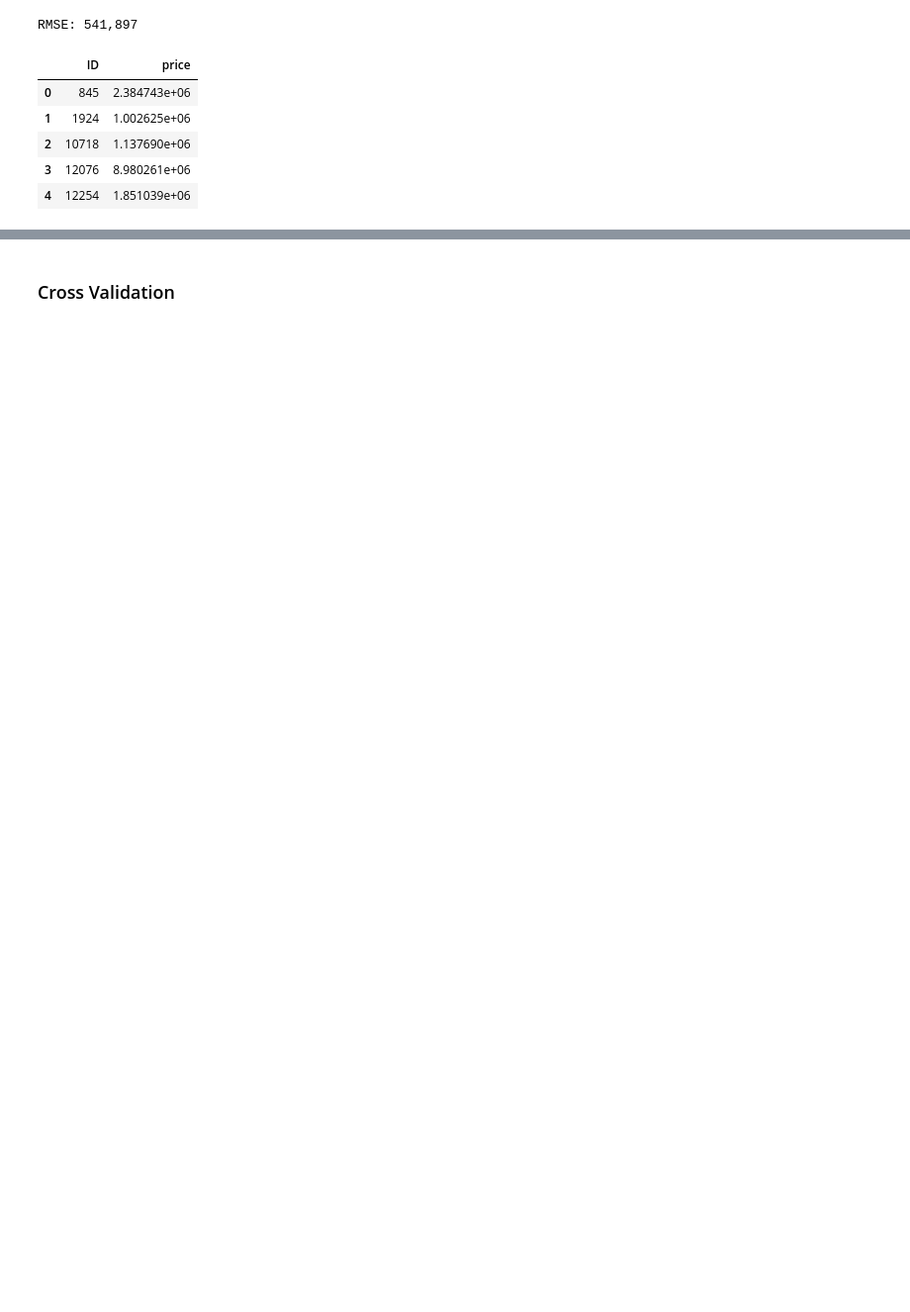
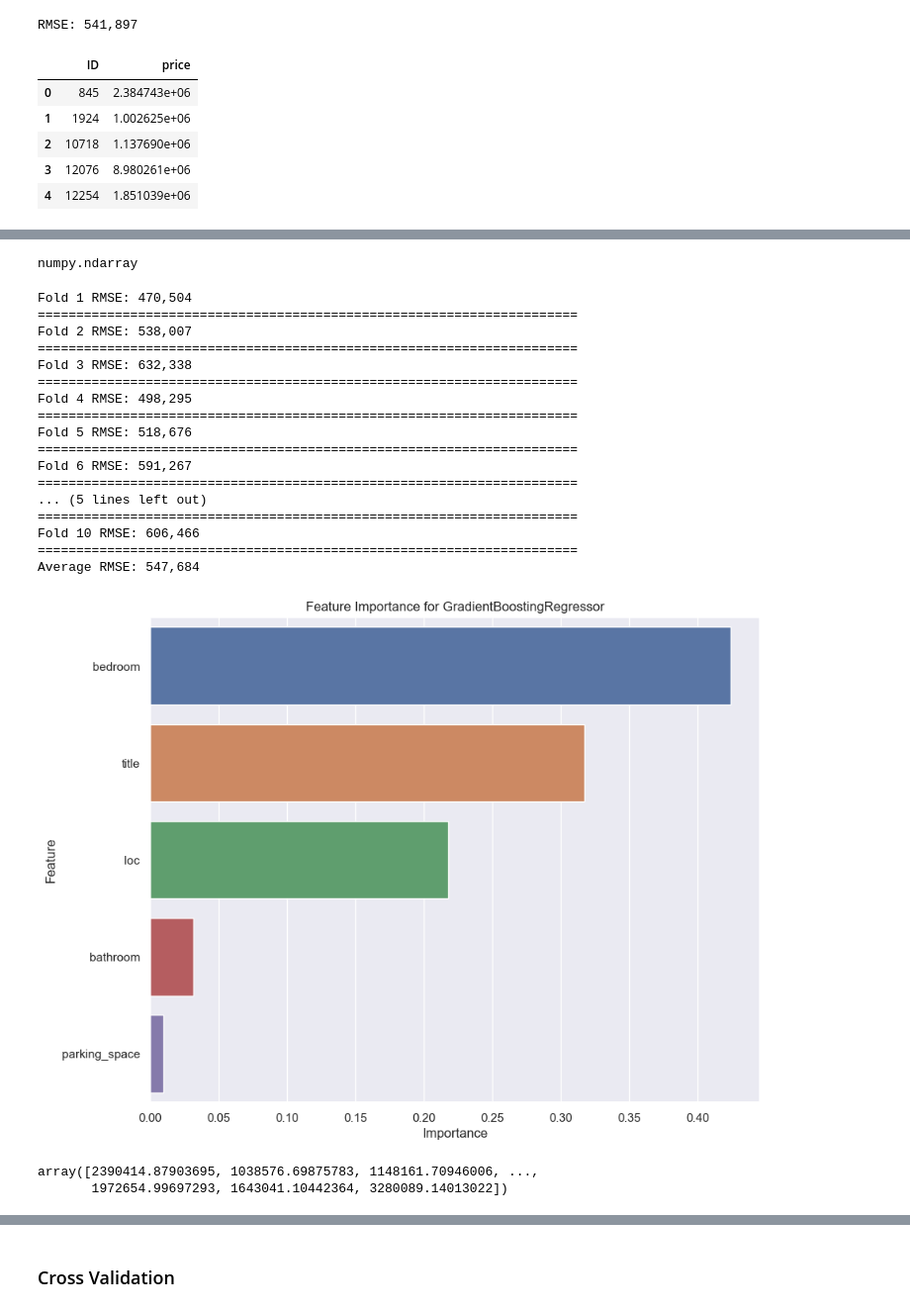
Before and after one commit to veronicaeyo/house_price_prediction, a Jupyter notebook: house_prediction.ipynb, the cells around one changed output, grey strips where cells are left out. Shown: that part at 99% size. Cells and saved outputs as stored; diff of their text form; code cells hidden in the pictures; blank space fills up the shorter version.

```diff
--- a/house_prediction.ipynb
+++ b/house_prediction.ipynb
@@ -851,0 +467,35 @@ sample_sub.head()
+# %%
+from sklearn.model_selection import KFold
+
+rmse_list = []
+test_preds = []
+
+# create a StratifiedKFold object
+kf = KFold(n_splits=10, shuffle=True, random_state=200)
+
+# create a GradientBoostingRegressor object
+gbr = GradientBoostingRegressor(random_state=4220, **grid_search.best_params_)
+
+# iterate over the folds
+for i, (train_index, val_index) in enumerate(kf.split(X, y)):
+    # split the data into training and valing sets
+    X_train, X_val = X[train_index], X[val_index]
+    y_train, y_val = y[train_index], y[val_index]
+
+    # fit the model on the training data
+    gbr.fit(X_train, y_train)
+
+    y_pred = gbr.predict(X_val)
+
+    # evaluate the model on the validation data
+    rmse = mean_squared_error(y_val, y_pred, squared=False)
+    rmse_list.append(rmse)
+
+    # print the score for each fold
+    print(f"Fold {i+1} RMSE: {rmse:,.0f}")
+    print("======="*10)
+
+    preds = gbr.predict(X_test)
+    test_preds.append(preds)
+
+print(f"Average RMSE: {np.mean(rmse_list):,.0f}")
@@ -851,0 +530,4 @@ sample_sub.head()
+# %%
+type(X)
+# %% [output]
+numpy.ndarray
@@ -851,0 +582,26 @@ sample_sub.head()
+# %%
+gbr_preds = fold_fit_score(gbr, X, y, 10, plot_feat_imp=True)
+# %% [output]
+Fold 1 RMSE: 470,504
+======================================================================
+Fold 2 RMSE: 538,007
+======================================================================
+Fold 3 RMSE: 632,338
+======================================================================
+Fold 4 RMSE: 498,295
+======================================================================
+Fold 5 RMSE: 518,676
+======================================================================
+Fold 6 RMSE: 591,267
+======================================================================
+... (5 lines left out)
+======================================================================
+Fold 10 RMSE: 606,466
+======================================================================
+Average RMSE: 547,684
+[figure, added]
+# %%
+gbr_preds[0]
+# %% [output]
+array([2390414.87903695, 1038576.69875783, 1148161.70946006, ...,
+       1972654.99697293, 1643041.10442364, 3280089.14013022])
```
Also changed, not shown: parts of 67 cells of this notebook, 2 other files.
